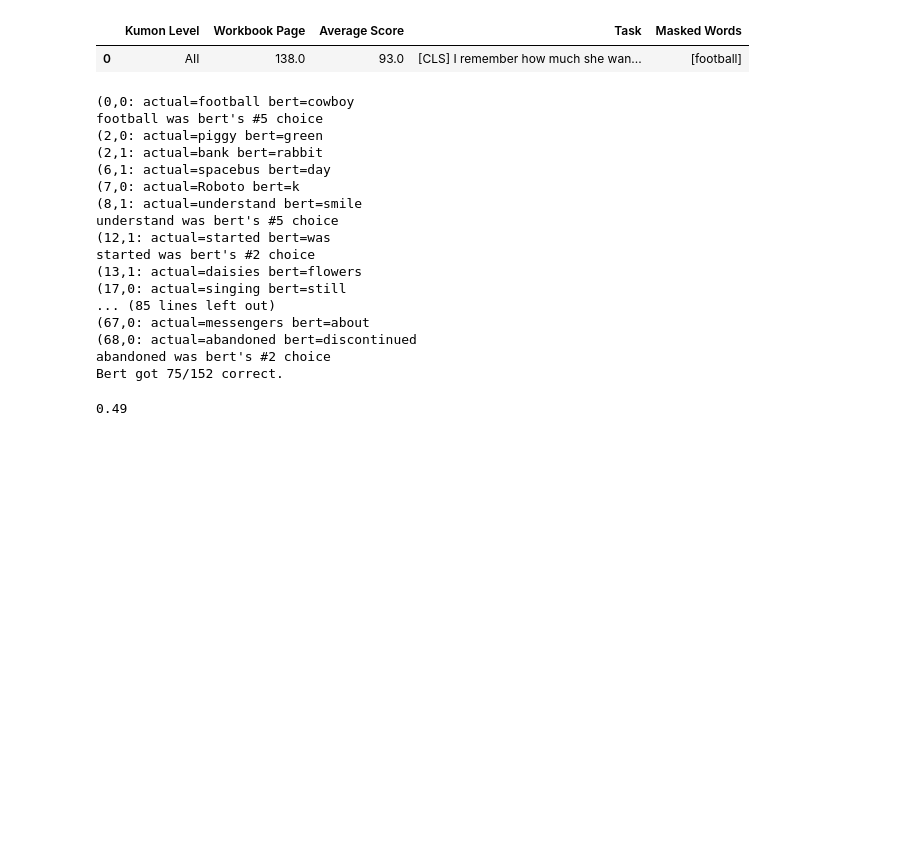
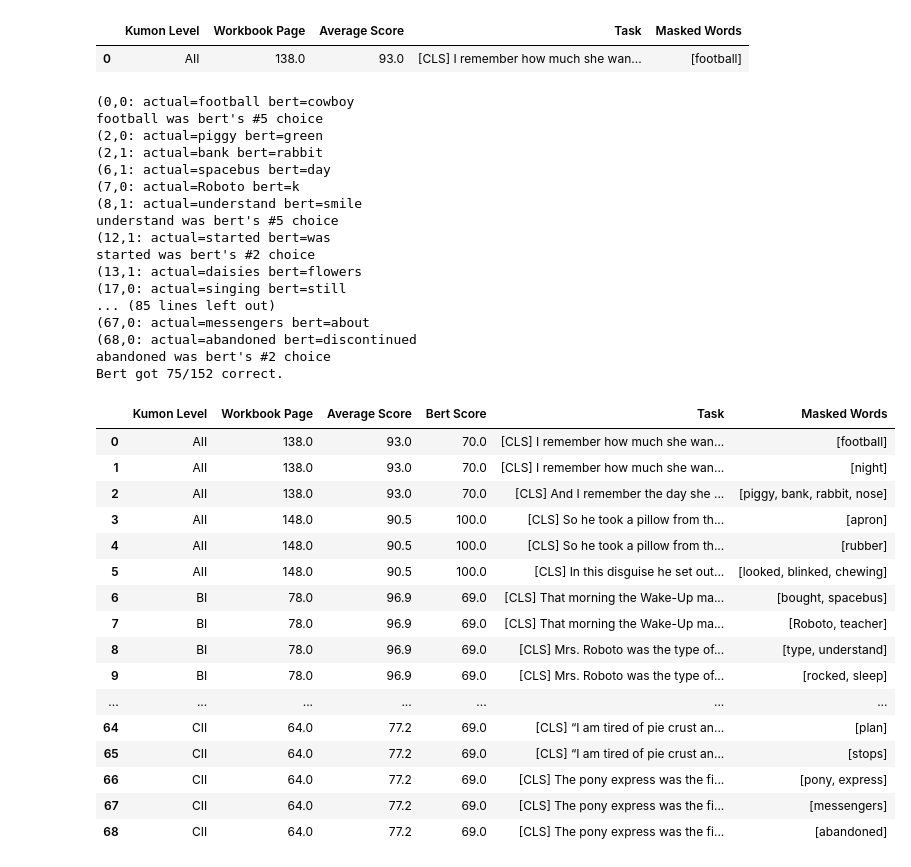
Before and after one commit to sroy2/ccm-project, a Jupyter notebook: src/demo.ipynb, the cells around one changed output. Drawn from its saved outputs; the diff is of its cells as text; code cells hidden in the pictures; blank space fills up the shorter version.

Commit message:
reverting csv; added score function

```diff
--- a/src/demo.ipynb
+++ b/src/demo.ipynb
@@ -53,7 +59,7 @@ predictor.df.head(1)
 | 0 | AII | 138.0 | 93.0 | [CLS] I remember how much she wan... | [football] |
 # %%
 # .score(show_wrong=True) scores Bert's predictions (and prints the wrong answers)
-predictor.score(show_wrong=True)
+scores = predictor.score(show_wrong=True)
 # %% [output]
 (0,0: actual=football bert=cowboy
 football was bert's #5 choice
@@ -72,4 +78,26 @@ started was bert's #2 choice
 (68,0: actual=abandoned bert=discontinued
 abandoned was bert's #2 choice
 Bert got 75/152 correct.
-0.49
+# %%
+import pandas as pd
+
+pd.set_option('display.max_rows', predictor.size)
+predictor.df.head(69)
+# %% [output]
+|  | Kumon Level | Workbook Page | Average Score | Bert Score | Task | Masked Words |
+| 0 | AII | 138.0 | 93.0 | 70.0 | [CLS] I remember how much she wan... | [football] |
+| 1 | AII | 138.0 | 93.0 | 70.0 | [CLS] I remember how much she wan... | [night] |
+| 2 | AII | 138.0 | 93.0 | 70.0 | [CLS] And I remember the day she ... | [piggy, bank, rabbit, nose] |
+| 3 | AII | 148.0 | 90.5 | 100.0 | [CLS] So he took a pillow from th... | [apron] |
+| 4 | AII | 148.0 | 90.5 | 100.0 | [CLS] So he took a pillow from th... | [rubber] |
+| 5 | AII | 148.0 | 90.5 | 100.0 | [CLS] In this disguise he set out... | [looked, blinked, chewing] |
+| 6 | BI | 78.0 | 96.9 | 69.0 | [CLS] That morning the Wake-Up ma... | [bought, spacebus] |
+| 7 | BI | 78.0 | 96.9 | 69.0 | [CLS] That morning the Wake-Up ma... | [Roboto, teacher] |
+| 8 | BI | 78.0 | 96.9 | 69.0 | [CLS] Mrs. Roboto was the type of... | [type, understand] |
+| 9 | BI | 78.0 | 96.9 | 69.0 | [CLS] Mrs. Roboto was the type of... | [rocked, sleep] |
+| ... | ... | ... | ... | ... | ... | ... |
+| 64 | CII | 64.0 | 77.2 | 69.0 | [CLS] “I am tired of pie crust an... | [plan] |
+| 65 | CII | 64.0 | 77.2 | 69.0 | [CLS] “I am tired of pie crust an... | [stops] |
+| 66 | CII | 64.0 | 77.2 | 69.0 | [CLS] The pony express was the fi... | [pony, express] |
+| 67 | CII | 64.0 | 77.2 | 69.0 | [CLS] The pony express was the fi... | [messengers] |
+| 68 | CII | 64.0 | 77.2 | 69.0 | [CLS] The pony express was the fi... | [abandoned] |
```
Also changed, not shown: parts of 2 cells of this notebook, 2 other files.
